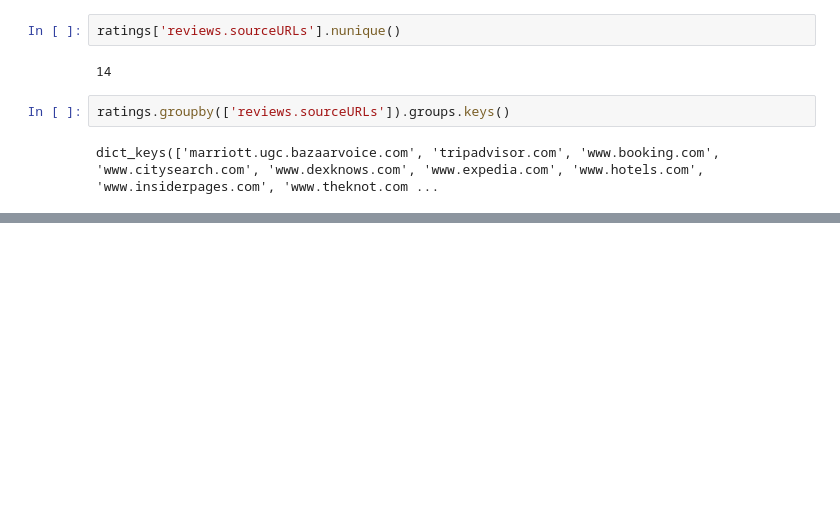
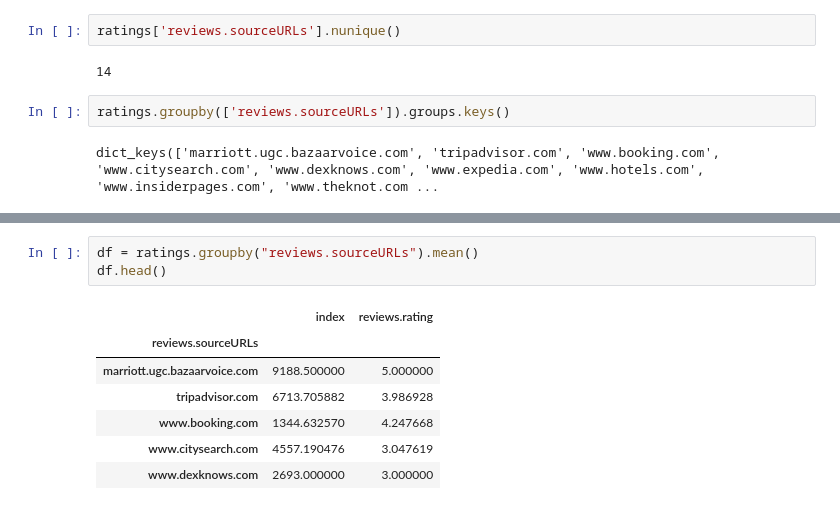
Before and after one commit to janelcv/Hotel_Rating_Analysis, a Jupyter notebook: Hotel_Ratings_Analysis-03.ipynb, the cells around one changed output, grey strips where cells are left out. Cells and saved outputs as stored; diff of their text form; blank space fills up the shorter version.

```diff
--- a/Hotel_Ratings_Analysis-03.ipynb
+++ b/Hotel_Ratings_Analysis-03.ipynb
@@ -29,0 +106,11 @@ dict_keys(['marriott.ugc.bazaarvoice.com', 'tripadvisor.com', 'www.booking.com',
+# %%
+df = ratings.groupby("reviews.sourceURLs").mean()
+df.head()
+# %% [output]
+|  | index | reviews.rating |
+| reviews.sourceURLs |  |  |
+| marriott.ugc.bazaarvoice.com | 9188.500000 | 5.000000 |
+| tripadvisor.com | 6713.705882 | 3.986928 |
+| www.booking.com | 1344.632570 | 4.247668 |
+| www.citysearch.com | 4557.190476 | 3.047619 |
+| www.dexknows.com | 2693.000000 | 3.000000 |
```
Also changed, not shown: parts of 8 cells of this notebook.
